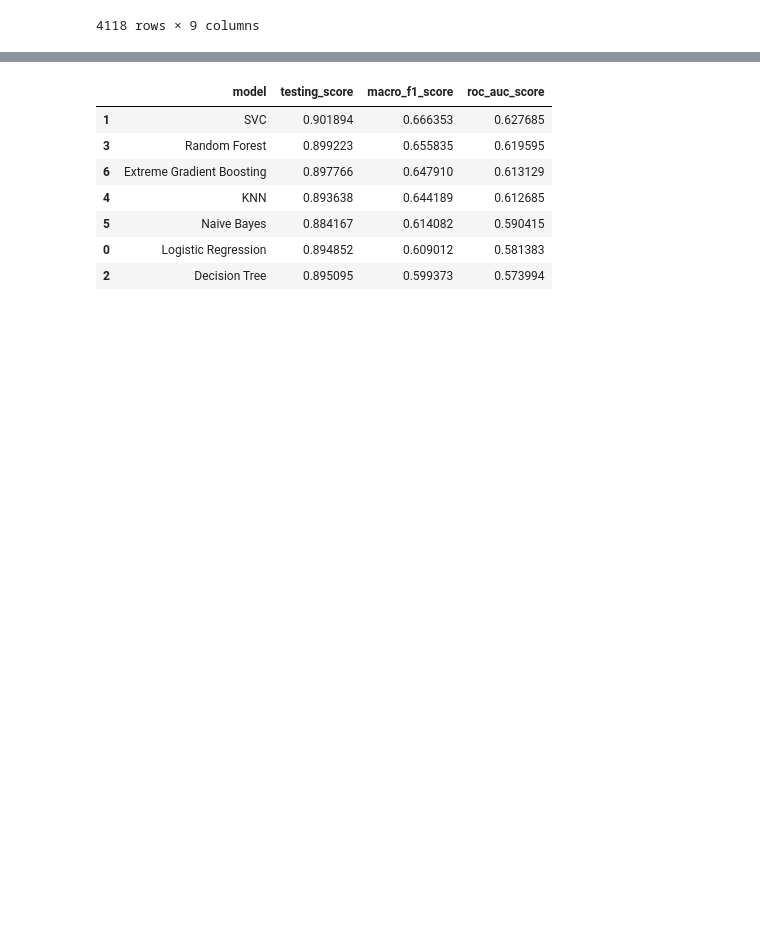
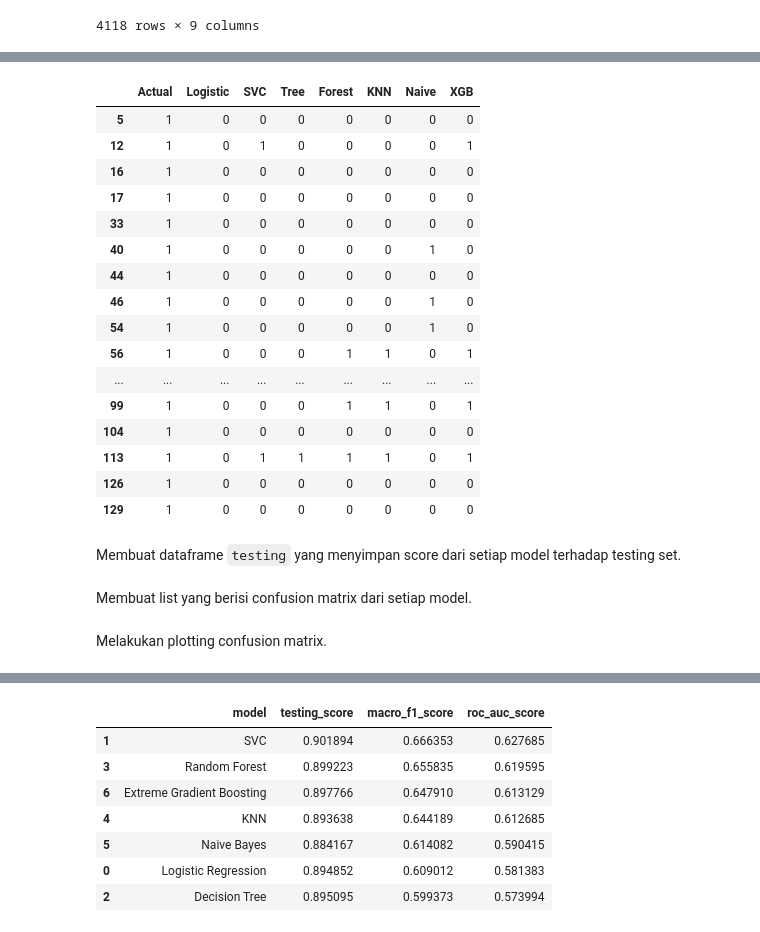
Before and after one commit to Penzragon/h8dsft_P1Milestone1, a Jupyter notebook: script.ipynb, the cells around one changed output, grey strips where cells are left out. Drawn from its saved outputs; the diff is of its cells as text; code cells hidden in the pictures; blank space fills up the shorter version.

```diff
--- a/script.ipynb
+++ b/script.ipynb
@@ -1141 +1155,35 @@ testing = pd.DataFrame(columns=['model', 'testing_score', 'macro_f1_score', 'roc
+# %%
+logistic_pred = pd.DataFrame(best_logistic.predict(X_test))
+svc_pred = pd.DataFrame(best_svc.predict(X_test))
+tree_pred = pd.DataFrame(best_tree.predict(X_test))
+forest_pred = pd.DataFrame(best_forest.predict(X_test))
+knn_pred = pd.DataFrame(best_knn.predict(X_test))
+naive_pred = pd.DataFrame(best_naive.predict(X_test))
+xgb_pred = pd.DataFrame(best_xgb.predict(X_test))
+
+preds = pd.concat([df_test['subscribed'].reset_index(drop=True), logistic_pred, svc_pred, tree_pred, forest_pred, knn_pred, naive_pred, xgb_pred], axis=1)
+preds.columns = ['Actual', 'Logistic', 'SVC', 'Tree', 'Forest', 'KNN', 'Naive', 'XGB']
+
+# Showing the top 20 rows of the predictions dataframe where actual values are 1
+preds[preds.Actual == 1].head(20)
+# %% [output]
+|  | Actual | Logistic | SVC | Tree | Forest | KNN | Naive | XGB |
+| 5 | 1 | 0 | 0 | 0 | 0 | 0 | 0 | 0 |
+| 12 | 1 | 0 | 1 | 0 | 0 | 0 | 0 | 1 |
+| 16 | 1 | 0 | 0 | 0 | 0 | 0 | 0 | 0 |
+| 17 | 1 | 0 | 0 | 0 | 0 | 0 | 0 | 0 |
+| 33 | 1 | 0 | 0 | 0 | 0 | 0 | 0 | 0 |
+| 40 | 1 | 0 | 0 | 0 | 0 | 0 | 1 | 0 |
+| 44 | 1 | 0 | 0 | 0 | 0 | 0 | 0 | 0 |
+| 46 | 1 | 0 | 0 | 0 | 0 | 0 | 1 | 0 |
+| 54 | 1 | 0 | 0 | 0 | 0 | 0 | 1 | 0 |
+| 56 | 1 | 0 | 0 | 0 | 1 | 1 | 0 | 1 |
+| ... | ... | ... | ... | ... | ... | ... | ... | ... |
+| 99 | 1 | 0 | 0 | 0 | 1 | 1 | 0 | 1 |
+| 104 | 1 | 0 | 0 | 0 | 0 | 0 | 0 | 0 |
+| 113 | 1 | 0 | 1 | 1 | 1 | 1 | 0 | 1 |
+| 126 | 1 | 0 | 0 | 0 | 0 | 0 | 0 | 0 |
+| 129 | 1 | 0 | 0 | 0 | 0 | 0 | 0 | 0 |
+# %% [markdown]
+Membuat dataframe `testing` yang menyimpan score dari setiap model terhadap testing set.
 # %%
@@ -1146,3 +1196,5 @@ testing.loc[3] = ['Random Forest', best_forest.score(X_test, y_test), f1_score(y
 testing.loc[4] = ['KNN', best_knn.score(X_test, y_test), f1_score(y_test, best_knn.predict(X_test), average='macro'), roc_auc_score(y_test, best_knn.predict(X_test))]
 testing.loc[5] = ['Naive Bayes', best_naive.score(X_test, y_test), f1_score(y_test, best_naive.predict(X_test), average='macro'), roc_auc_score(y_test, best_naive.predict(X_test))]
 testing.loc[6] = ['Extreme Gradient Boosting', best_xgb.score(X_test, y_test), f1_score(y_test, best_xgb.predict(X_test), average='macro'), roc_auc_score(y_test, best_xgb.predict(X_test))]
+# %% [markdown]
+Membuat list yang berisi confusion matrix dari setiap model.
@@ -1148,0 +1209,2 @@ testing.loc[6] = ['Extreme Gradient Boosting', best_xgb.score(X_test, y_test), f
+# %% [markdown]
+Melakukan plotting confusion matrix.
```
Also changed, not shown: parts of 18 cells of this notebook.
